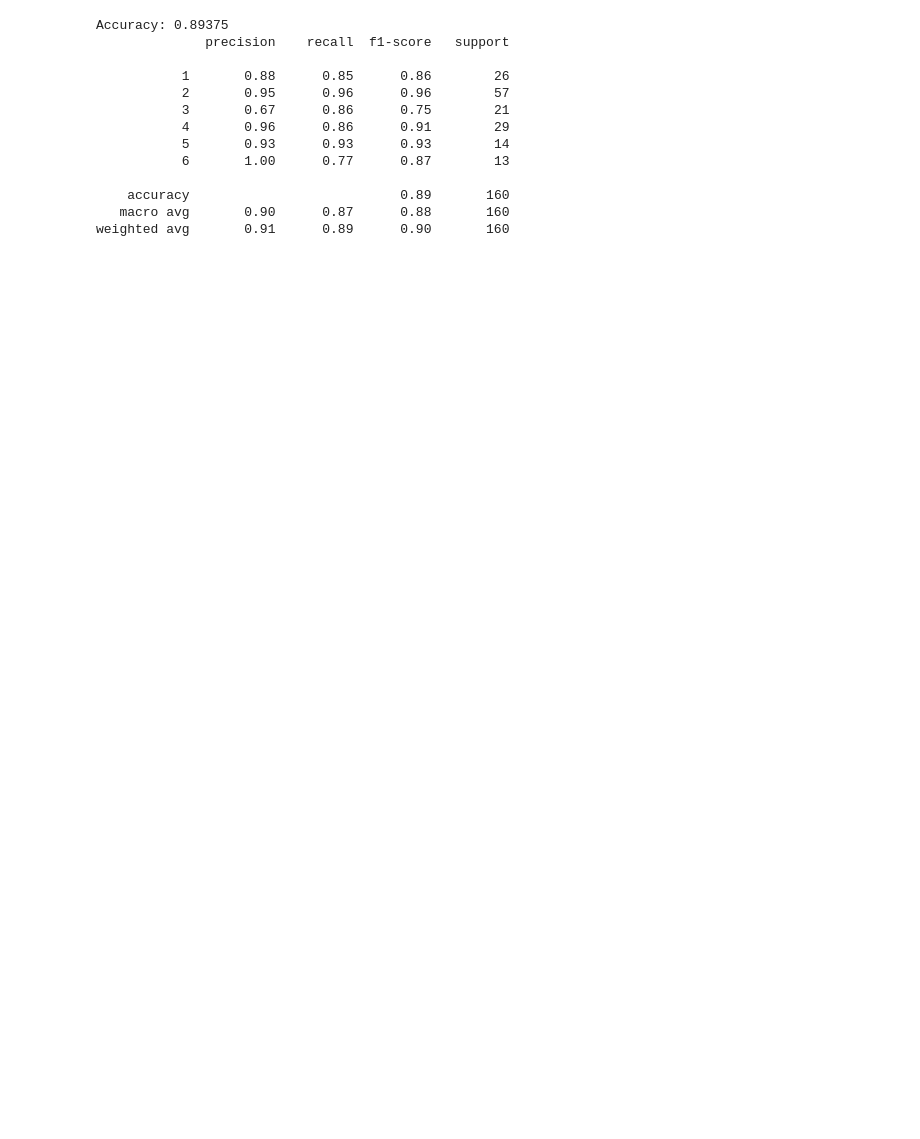
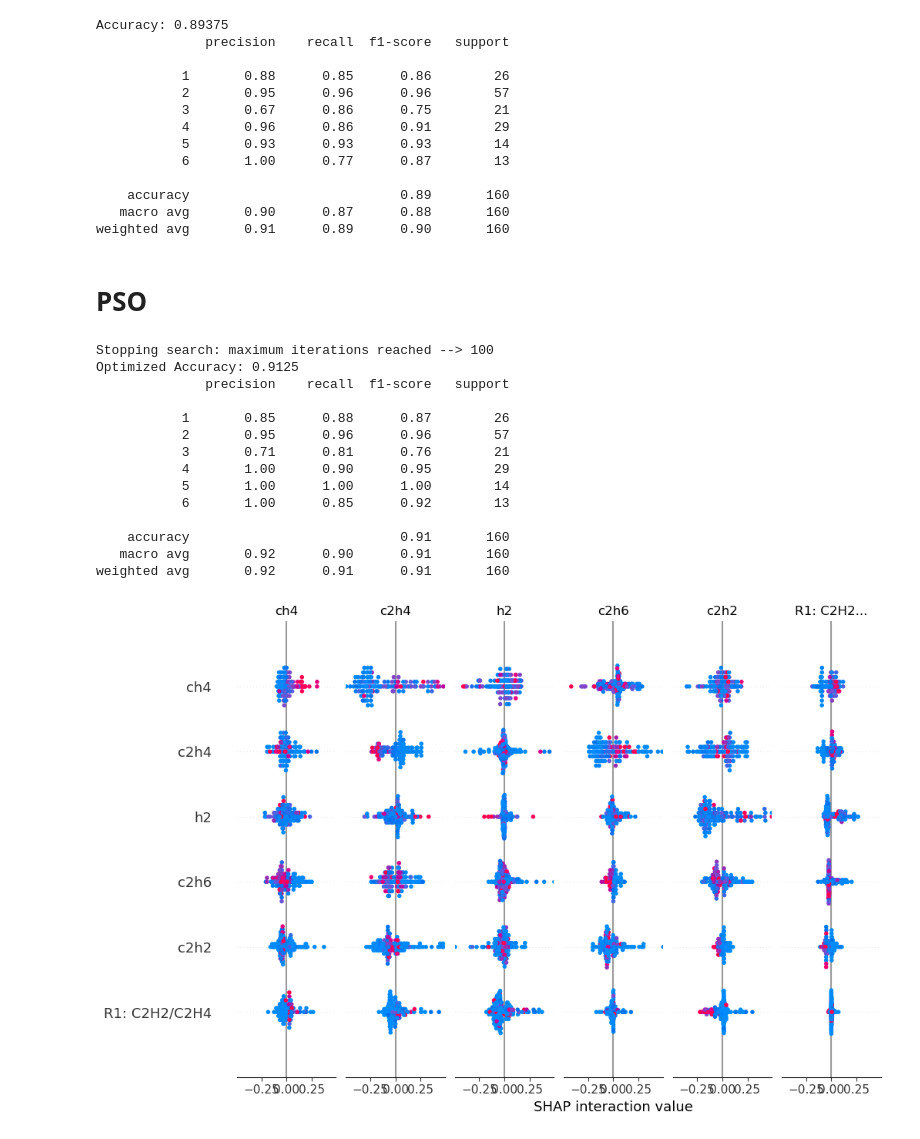
Before and after one commit to Sihan0229/DGA, a Jupyter notebook: Dissolved-Gas-Analysis/DGA_classifer.ipynb, the cells around one changed output. Drawn from its saved outputs; the diff is of its cells as text; code cells hidden in the pictures; blank space fills up the shorter version.

```diff
--- a/Dissolved-Gas-Analysis/DGA_classifer.ipynb
+++ b/Dissolved-Gas-Analysis/DGA_classifer.ipynb
@@ -787,6 +787,80 @@ Accuracy: 0.89375
     accuracy                           0.89       160
    macro avg       0.90      0.87      0.88       160
 weighted avg       0.91      0.89      0.90       160
+# %% [markdown]
+# PSO
+# %%
+import pandas as pd
+from sklearn.model_selection import train_test_split
+from sklearn.ensemble import ExtraTreesClassifier
+from sklearn.metrics import accuracy_score, classification_report
+import shap
+import matplotlib.pyplot as plt
+import numpy as np
+from pyswarm import pso
+
+# 1. 加载数据
+# 假设 david_train_data 和 david_test_data 已经加载
+X_train = david_train_data.drop('act', axis=1)
+y_train = david_train_data['act']
+X_test = david_test_data.drop('act', axis=1)
+y_test = david_test_data['act']
+
+# 2. 定义目标函数（适应度函数）
+def objective_function(params):
+    n_estimators = int(params[0])
+    max_depth = int(params[1])
+
+    model = ExtraTreesClassifier(n_estimators=n_estimators, max_depth=max_depth, random_state=42)
+    model.fit(X_train, y_train)
+    y_pred = model.predict(X_test)
+    accuracy = accuracy_score(y_test, y_pred)
+    return -accuracy  # PSO 最小化目标函数，因此返回负准确率
+
+# 3. 定义超参数的搜索空间
+lb = [10, 3]  # 超参数下界 (n_estimators, max_depth)
+ub = [200, 20] # 超参数上界 (n_estimators, max_depth)
+
+# 4. 运行 PSO 优化
+xopt, fopt = pso(objective_function, lb, ub, swarmsize=50, maxiter=100)
+
+# 5. 使用优化后的超参数训练最终模型
+best_n_estimators = int(xopt[0])
+best_max_depth = int(xopt[1])
+final_model = ExtraTreesClassifier(n_estimators=best_n_estimators, max_depth=best_max_depth, random_state=42)
+final_model.fit(X_train, y_train)
+y_pred_final = final_model.predict(X_test)
+
+# 6. 评估最终模型
+accuracy_final = accuracy_score(y_test, y_pred_final)
+print(f"Optimized Accuracy: {accuracy_final}")
+print(classification_report(y_test, y_pred_final))
+
+# 7. SHAP 分析 (使用最终模型)
+explainer = shap.TreeExplainer(final_model)
+shap_values = explainer.shap_values(X_test)
+shap.summary_plot(shap_values, X_test, class_names=final_model.classes_)
+plt.show()
+
+# 8. 可视化其他SHAP图
+# shap.dependence_plot("feature_name", shap_values, X_test)
+# shap.force_plot(explainer.expected_value[0], shap_values[0], X_test.iloc[0,:])
+# %% [output]
+Stopping search: maximum iterations reached --> 100
+Optimized Accuracy: 0.9125
+              precision    recall  f1-score   support
+
+           1       0.85      0.88      0.87        26
+           2       0.95      0.96      0.96        57
+           3       0.71      0.81      0.76        21
+           4       1.00      0.90      0.95        29
+           5       1.00      1.00      1.00        14
+           6       1.00      0.85      0.92        13
+
+    accuracy                           0.91       160
+   macro avg       0.92      0.90      0.91       160
+weighted avg       0.92      0.91      0.91       160
+[figure, added]
 # %%
 
 explainer = shap.TreeExplainer(model)
```
Also changed, not shown: parts of 1 cell of this notebook.
